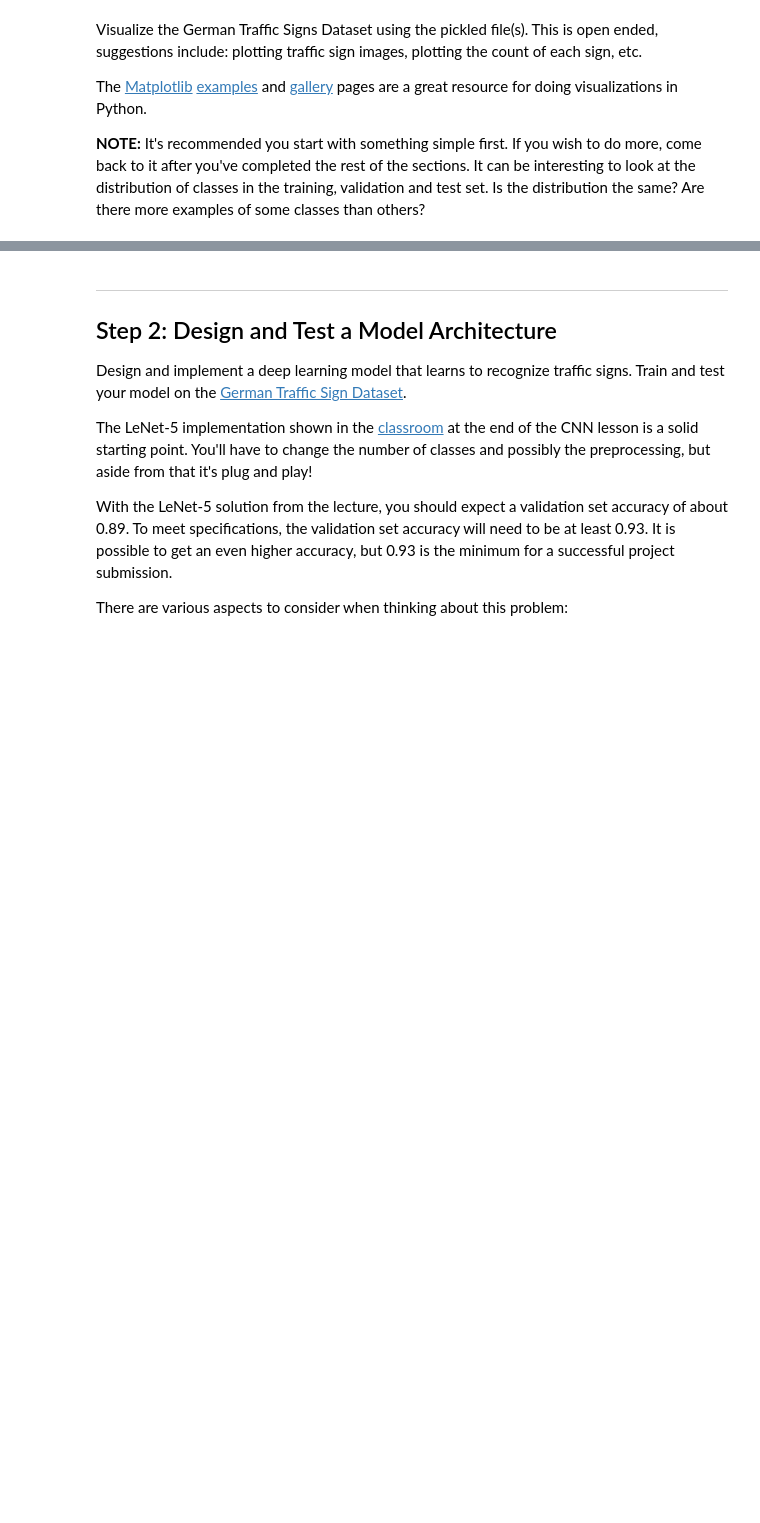
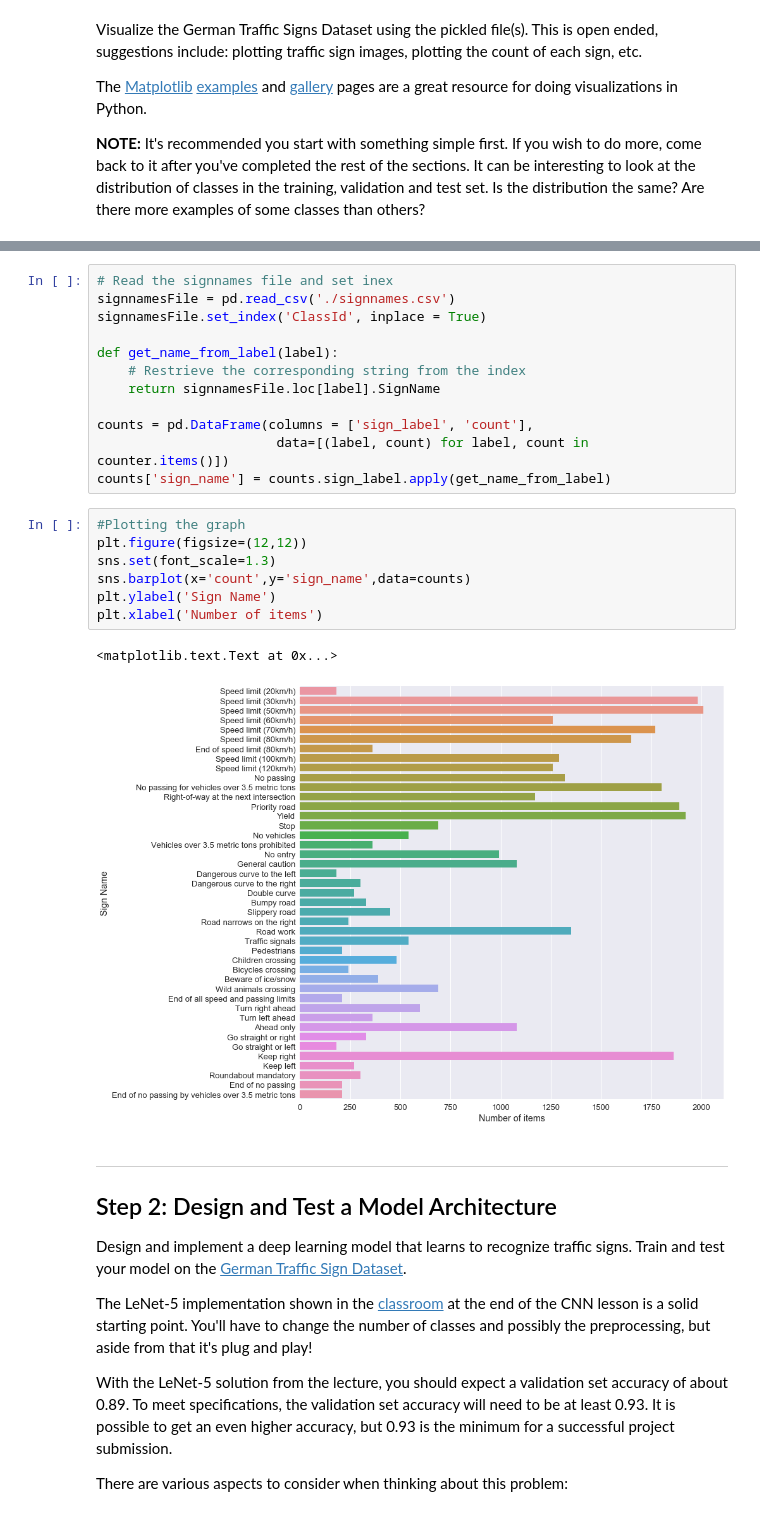
Before and after one commit to jaz998/Project-Traffic-Sign-Classification, a Jupyter notebook: Traffic_Sign_Classifier.ipynb, the cells around one changed output, grey strips where cells are left out. Drawn from its saved outputs; the diff is of its cells as text; blank space fills up the shorter version.

```diff
--- a/Traffic_Sign_Classifier.ipynb
+++ b/Traffic_Sign_Classifier.ipynb
@@ -141,3 +186,25 @@ print(y_train[index])
+# %%
+# Read the signnames file and set inex
+signnamesFile = pd.read_csv('./signnames.csv')
+signnamesFile.set_index('ClassId', inplace = True)
+
+def get_name_from_label(label):
+    # Restrieve the corresponding string from the index
+    return signnamesFile.loc[label].SignName
+
+counts = pd.DataFrame(columns = ['sign_label', 'count'],
+                       data=[(label, count) for label, count in counter.items()])
+counts['sign_name'] = counts.sign_label.apply(get_name_from_label)
+# %%
+#Plotting the graph
+plt.figure(figsize=(12,12))
+sns.set(font_scale=1.3)
+sns.barplot(x='count',y='sign_name',data=counts)
+plt.ylabel('Sign Name')
+plt.xlabel('Number of items')
+# %% [output]
+<matplotlib.text.Text at 0x...>
+[figure, added]
 # %% [markdown]
 ----
 
```
Also changed, not shown: parts of 14 cells of this notebook.
